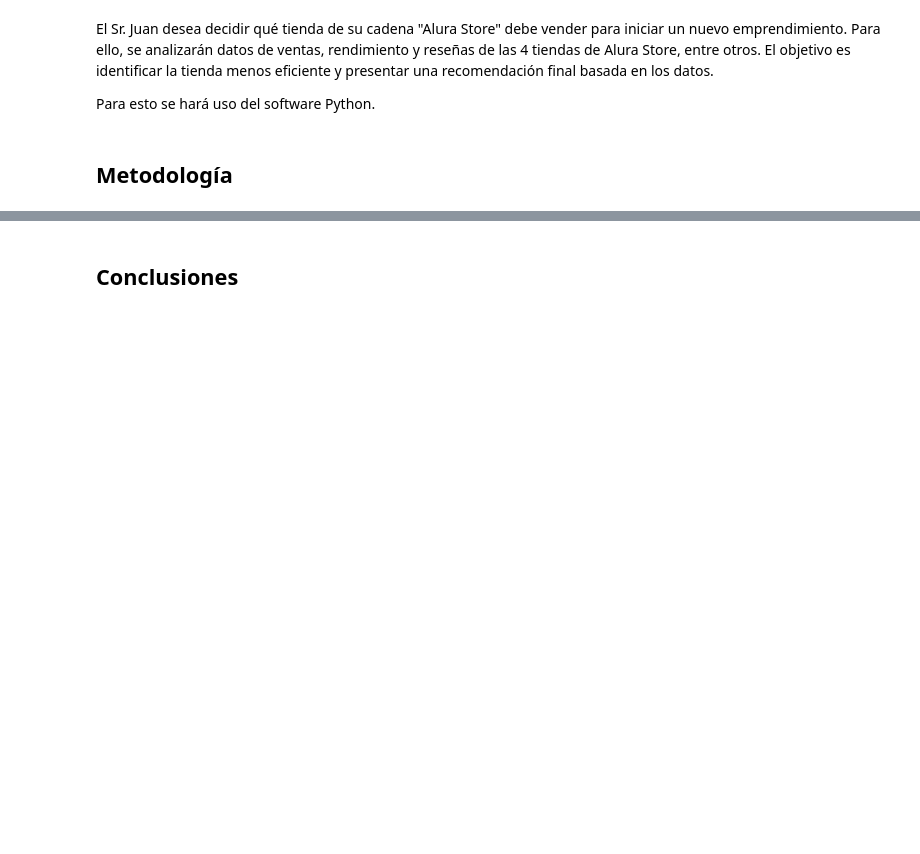
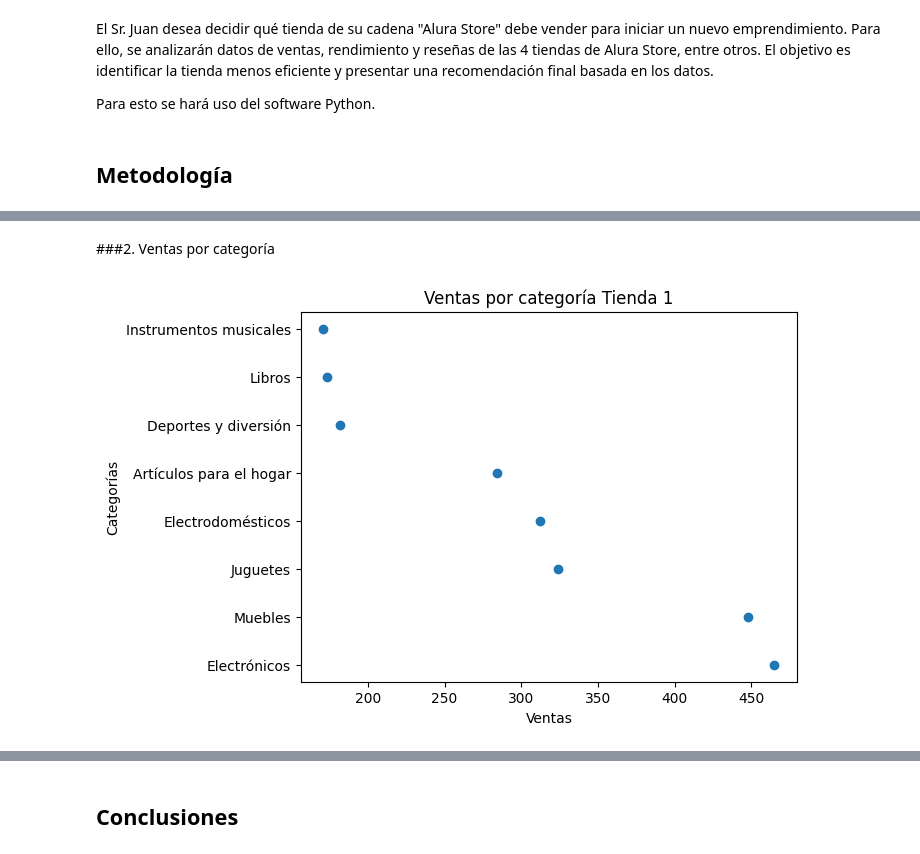
Before and after one commit to vanessa-oreza/Alura-Store, a Jupyter notebook: AluraStoreLatam.ipynb, the cells around one changed output, grey strips where cells are left out. Cells and saved outputs as stored; diff of their text form; code cells hidden in the pictures; blank space fills up the shorter version.

```diff
--- a/AluraStoreLatam.ipynb
+++ b/AluraStoreLatam.ipynb
@@ -523,0 +144,12 @@ Para esto se hará uso del software Python.
+# %% [markdown]
+###2. Ventas por categoría
+# %%
+conteo1=tienda['Categoría del Producto'].value_counts()
+x_1=conteo1.iloc[:]
+plt.scatter(x_1,categorias)
+plt.title('Ventas por categoría Tienda 1')
+plt.xlabel('Ventas')
+plt.ylabel('Categorías')
+plt.show()
+# %% [output]
+[figure, added]
```
Also changed, not shown: parts of 70 cells of this notebook.
